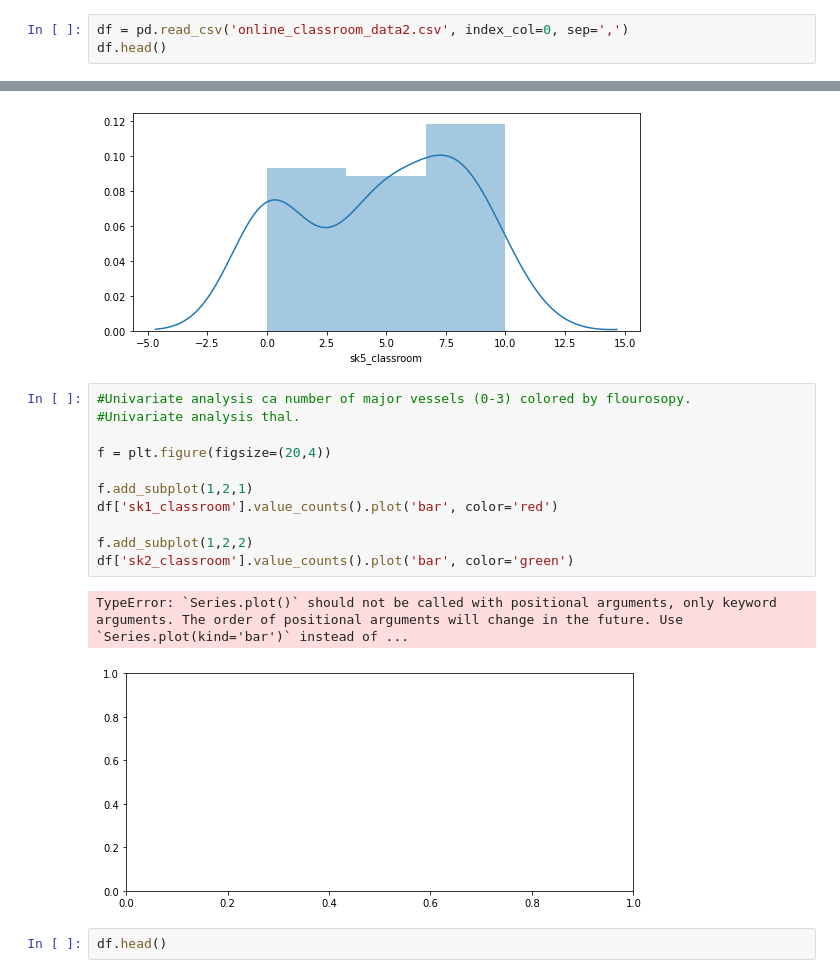
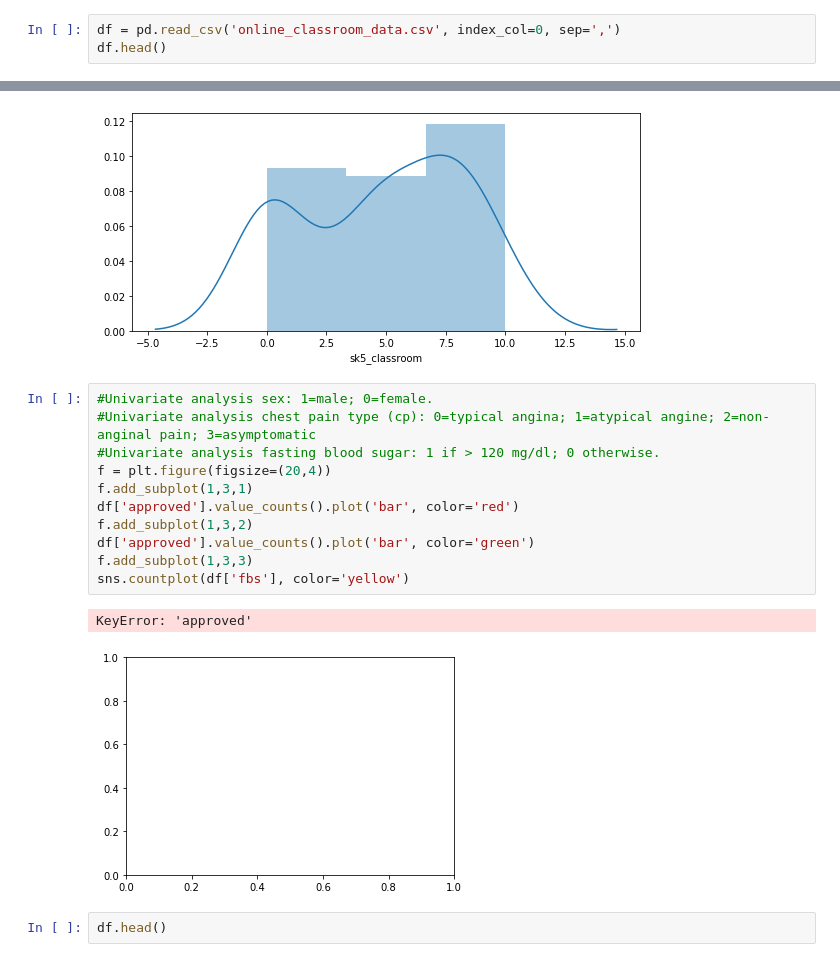
Before and after one commit to carlinhah/Online-Classroom, a Jupyter notebook: KNN-Emerson.ipynb, the cells around one changed output, grey strips where cells are left out. Cells and saved outputs as stored; diff of their text form.

```diff
--- a/KNN-Emerson.ipynb
+++ b/KNN-Emerson.ipynb
@@ -10,7 +10,7 @@ from sklearn.model_selection import GridSearchCV
 import matplotlib.pyplot as plt
 import seaborn as sns
 # %%
-df = pd.read_csv('online_classroom_data2.csv', index_col=0, sep=',')
+df = pd.read_csv('online_classroom_data.csv', index_col=0, sep=',')
 df.head()
 # %% [output]
 |  | total_posts | helpful_post | nice_code_post | collaborative_post | confused_post | creative_post | bad_post | ... |
@@ -180,19 +185,19 @@ sns.distplot(df['sk5_classroom'])
 <matplotlib.axes._subplots.AxesSubplot at 0x...>
 [figure]
 # %%
-#Univariate analysis ca number of major vessels (0-3) colored by flourosopy.
-#Univariate analysis thal.
-
+#Univariate analysis sex: 1=male; 0=female.
+#Univariate analysis chest pain type (cp): 0=typical angina; 1=atypical angine; 2=non-anginal pain; 3=asymptomatic
+#Univariate analysis fasting blood sugar: 1 if > 120 mg/dl; 0 otherwise.
 f = plt.figure(figsize=(20,4))
-
-f.add_subplot(1,2,1)
-df['sk1_classroom'].value_counts().plot('bar', color='red')
-
-f.add_subplot(1,2,2)
-df['sk2_classroom'].value_counts().plot('bar', color='green')
+f.add_subplot(1,3,1)
+df['approved'].value_counts().plot('bar', color='red')
+f.add_subplot(1,3,2)
+df['approved'].value_counts().plot('bar', color='green')
+f.add_subplot(1,3,3)
+sns.countplot(df['fbs'], color='yellow')
 # %% [output]
-TypeError: `Series.plot()` should not be called with positional arguments, only keyword arguments. The order of positional arguments will change in the future. Use `Series.plot(kind='bar')` instead of ...
+KeyError: 'approved'
-[figure, old version]
+[figure, new version]
 # %%
 df.head()
 # %% [output]
```
Also changed, not shown: parts of 18 cells of this notebook.
